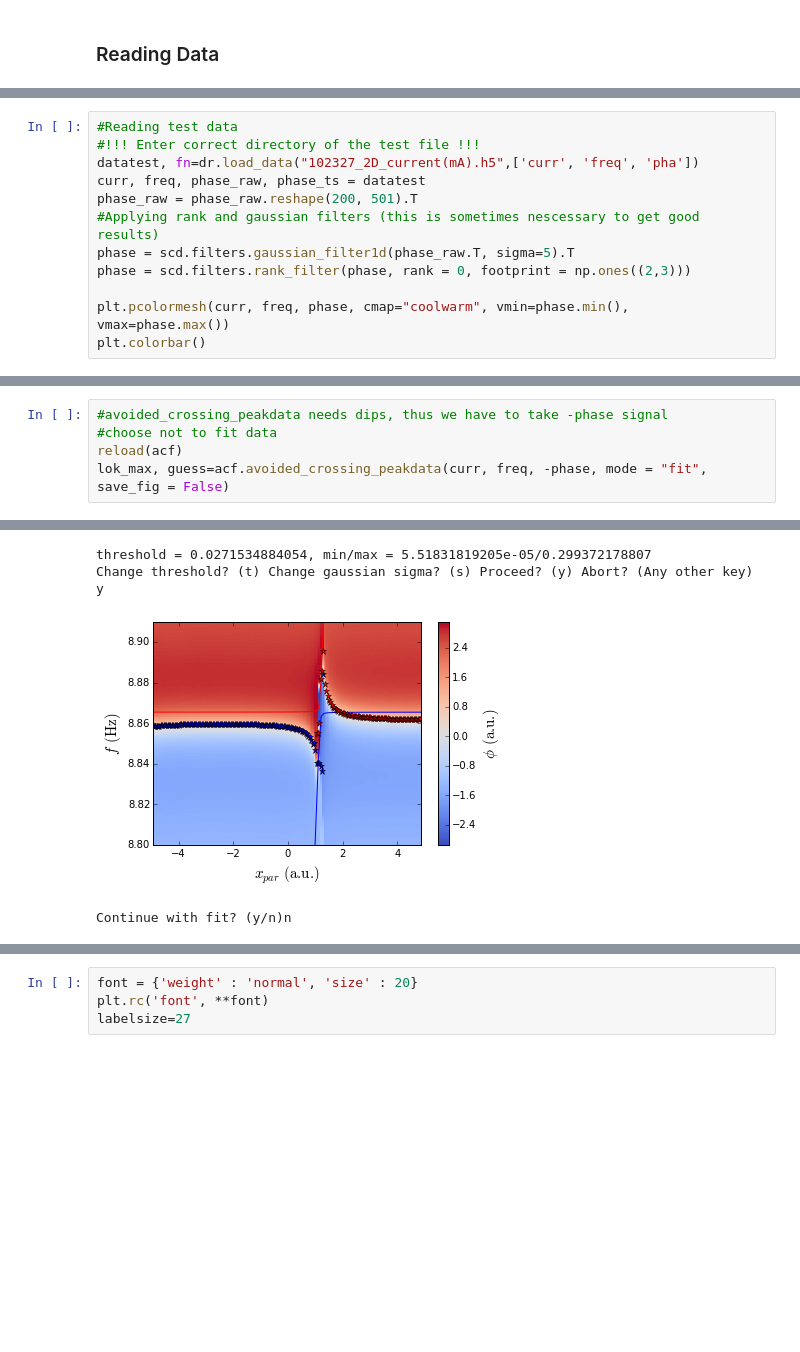
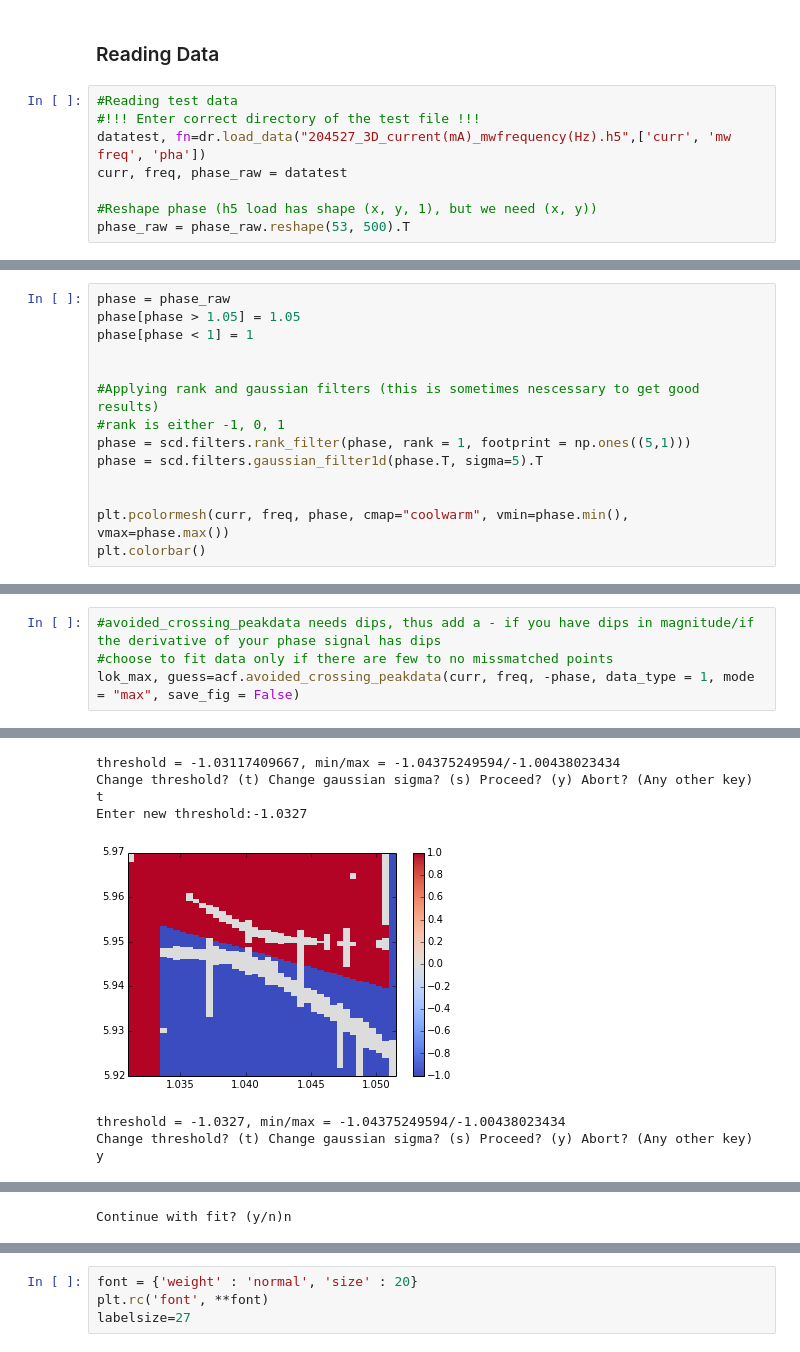
Before and after one commit to qkitgroup/qkit, a Jupyter notebook: qkit/analysis/avoided_crossing_fit/Avoided_Crossing.ipynb, the cells around one changed output, grey strips where cells are left out. Cells and saved outputs as stored; diff of their text form; blank space fills up the shorter version.

```diff
--- a/qkit/analysis/avoided_crossing_fit/Avoided_Crossing.ipynb
+++ b/qkit/analysis/avoided_crossing_fit/Avoided_Crossing.ipynb
@@ -18,3 +18,11 @@ import avoided_crossing_fit as acf
 WARNING:root:no qtLAB environment
 # %% [markdown]
 ### Reading Data
+# %%
+#Reading test data
+#!!! Enter correct directory of the test file !!!
+datatest, fn=dr.load_data("204527_3D_current(mA)_mwfrequency(Hz).h5",['curr', 'mw freq', 'pha'])
+curr, freq, phase_raw = datatest
+
+#Reshape phase (h5 load has shape (x, y, 1), but we need (x, y))
+phase_raw = phase_raw.reshape(53, 500).T
@@ -21,12 +33,14 @@ WARNING:root:no qtLAB environment
 # %%
-#Reading test data
-#!!! Enter correct directory of the test file !!!
-datatest, fn=dr.load_data("102327_2D_current(mA).h5",['curr', 'freq', 'pha'])
-curr, freq, phase_raw, phase_ts = datatest
-phase_raw = phase_raw.reshape(200, 501).T
+phase = phase_raw
+phase[phase > 1.05] = 1.05
+phase[phase < 1] = 1
+
+
 #Applying rank and gaussian filters (this is sometimes nescessary to get good results)
-phase = scd.filters.gaussian_filter1d(phase_raw.T, sigma=5).T
-phase = scd.filters.rank_filter(phase, rank = 0, footprint = np.ones((2,3)))
+#rank is either -1, 0, 1
+phase = scd.filters.rank_filter(phase, rank = 1, footprint = np.ones((5,1)))
+phase = scd.filters.gaussian_filter1d(phase.T, sigma=5).T
+
 
 plt.pcolormesh(curr, freq, phase, cmap="coolwarm", vmin=phase.min(), vmax=phase.max())
 plt.colorbar()
@@ -44,6 +59,5 @@ curr = curr[2:-2]
 # %%
-#avoided_crossing_peakdata needs dips, thus we have to take -phase signal
-#choose not to fit data
-reload(acf)
-lok_max, guess=acf.avoided_crossing_peakdata(curr, freq, -phase, mode = "fit", save_fig = False)
+#avoided_crossing_peakdata needs dips, thus add a - if you have dips in magnitude/if the derivative of your phase signal has dips
+#choose to fit data only if there are few to no missmatched points
+lok_max, guess=acf.avoided_crossing_peakdata(curr, freq, -phase, data_type = 1, mode = "max", save_fig = False)
 # %% [output]
@@ -51,5 +65,8 @@ lok_max, guess=acf.avoided_crossing_peakdata(curr, freq, -phase, mode = "fit", s
-threshold = 0.0271534884054, min/max = 5.51831819205e-05/0.299372178807
+threshold = -1.03117409667, min/max = -1.04375249594/-1.00438023434
 Change threshold? (t) Change gaussian sigma? (s) Proceed? (y) Abort? (Any other key)
-y
+t
+Enter new threshold:-1.0327
-[figure, old version]
+[figure, new version]
-Continue with fit? (y/n)n
+threshold = -1.0327, min/max = -1.04375249594/-1.00438023434
+Change threshold? (t) Change gaussian sigma? (s) Proceed? (y) Abort? (Any other key)
+y
@@ -56,3 +74,4 @@ Continue with fit? (y/n)n
+Continue with fit? (y/n)n
 # %%
 #Check for errors
 nz0 = np.nonzero(lok_max[:,0])[0]
```
Also changed, not shown: parts of 12 cells of this notebook, 1 other file.
